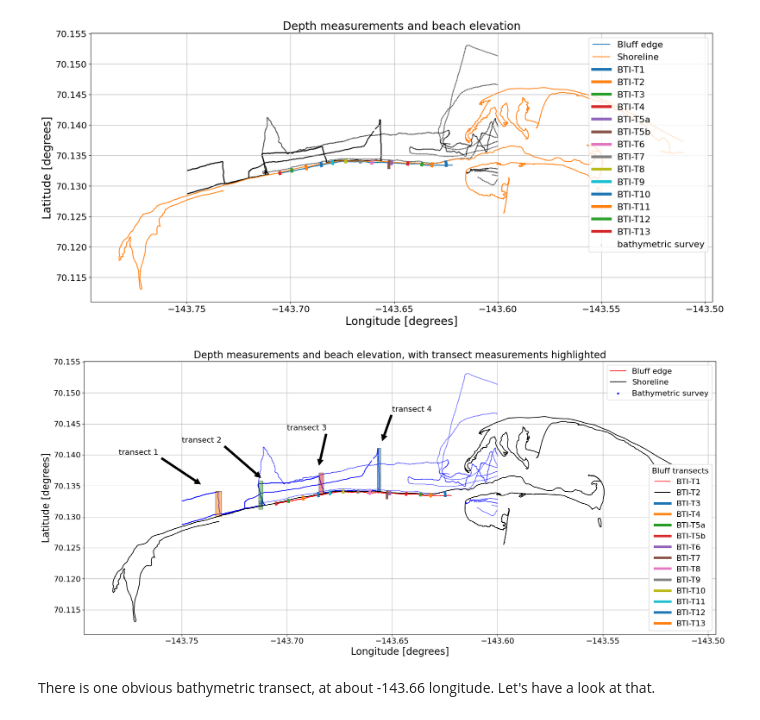
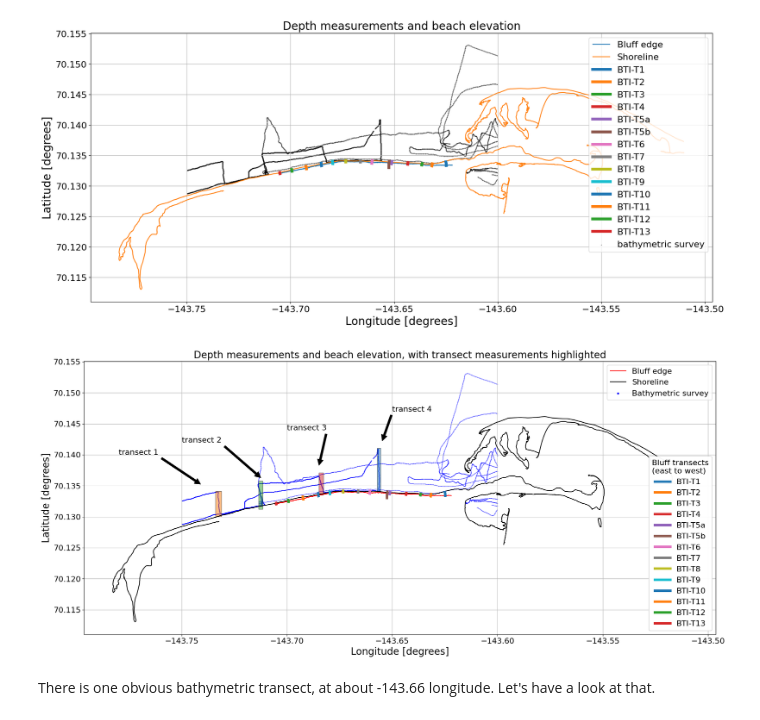
Before and after one commit to khdebruijn/thermo-morphological-model, a Jupyter notebook: database/compare_erikson_gibbs.ipynb, the cells around one changed output. Cells and saved outputs as stored; diff of their text form; code cells hidden in the pictures.

```diff
--- a/database/compare_erikson_gibbs.ipynb
+++ b/database/compare_erikson_gibbs.ipynb
@@ -185,8 +185,11 @@ fig, ax = plt.subplots(figsize=(20,20))
 
 map_lines = []
 
-gdf_be[(gdf_be.Year_ == 2010) + (gdf_be.Year_ == 2011)].plot(ax=ax, color='r', label='Bluff edge')
-gdf_sl[(gdf_sl.Year_ == 2010) + (gdf_sl.Year_ == 2011)].plot(ax=ax, color='k', label='Shoreline')
+# gdf_be[(gdf_be.Year_ == 2010) + (gdf_be.Year_ == 2011)].plot(ax=ax, color='r', label='Bluff edge')
+# gdf_sl[(gdf_sl.Year_ == 2010) + (gdf_sl.Year_ == 2011)].plot(ax=ax, color='k', label='Shoreline')
+
+gdf_be[(gdf_be.Year_ == 2010) + (gdf_be.Year_ == 2011)].plot(ax=ax, color='r')
+gdf_sl[(gdf_sl.Year_ == 2010) + (gdf_sl.Year_ == 2011)].plot(ax=ax, color='k')
 
 line_be, = ax.plot([], [], 'r')
 line_sl, = ax.plot([], [], 'k')
@@ -219,36 +222,36 @@ ax.set_ylabel('Latitude [degrees]')
 
 ax.set_title("Depth measurements and beach elevation, with transect measurements highlighted")
 
-lines = ax.get_lines()
+lines = ax.get_lines()[2:]
 
 leg1 = plt.legend(map_lines, ['Bluff edge','Shoreline', 'Bathymetric survey'], loc='upper right')
-leg2 = plt.legend(lines, labels_transects_ids, title='Bluff transects', loc='lower right')
+leg2 = plt.legend(lines, labels_transects_ids, title='Bluff transects\n(east to west)', loc='lower right')
 
 ax.add_artist(leg1)
 ax.add_artist(leg2)
 
 ax.add_patch(patch0)
 ax.add_patch(patch1)
 ax.add_patch(patch2)
 ax.add_patch(patch3)
 
 # ax.set_xlim((-143.66, -143.65))
 # ax.set_ylim((70.13, 70.142))
 
 ax.annotate('transect 1', xy=(-143.74, 70.135), xytext=(-143.78, 70.140), arrowprops=dict(facecolor='black', shrink=0.05))
 ax.annotate('transect 2', xy=(-143.7115, 70.136), xytext=(-143.75, 70.142), arrowprops=dict(facecolor='black', shrink=0.05))
 ax.annotate('transect 3', xy=(-143.685, 70.138), xytext=(-143.70, 70.144), arrowprops=dict(facecolor='black', shrink=0.05))
 ax.annotate('transect 4', xy=(-143.655, 70.142), xytext=(-143.65, 70.147), arrowprops=dict(facecolor='black', shrink=0.05))
 
 ax.grid()
 
 fig.tight_layout()
 
 fig.show()
 
 plt.savefig(os.path.join(save_dir, 'depth_measurements_and_beach_elevation_and_masks.png'), bbox_inches='tight', facecolor='white', transparent=False)
 # %% [output]
-[figure, old version]
+[figure, new version]
 # %% [markdown]
 There is one obvious bathymetric transect, at about -143.66 longitude. Let's have a look at that.
 # %%
```
Also changed, not shown: 4 other files.
